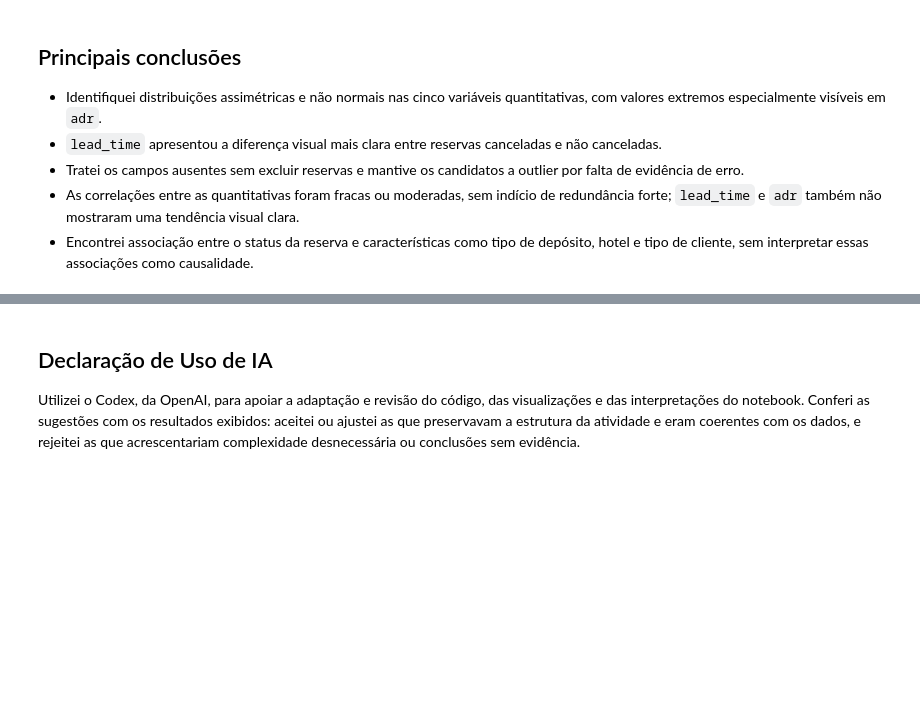
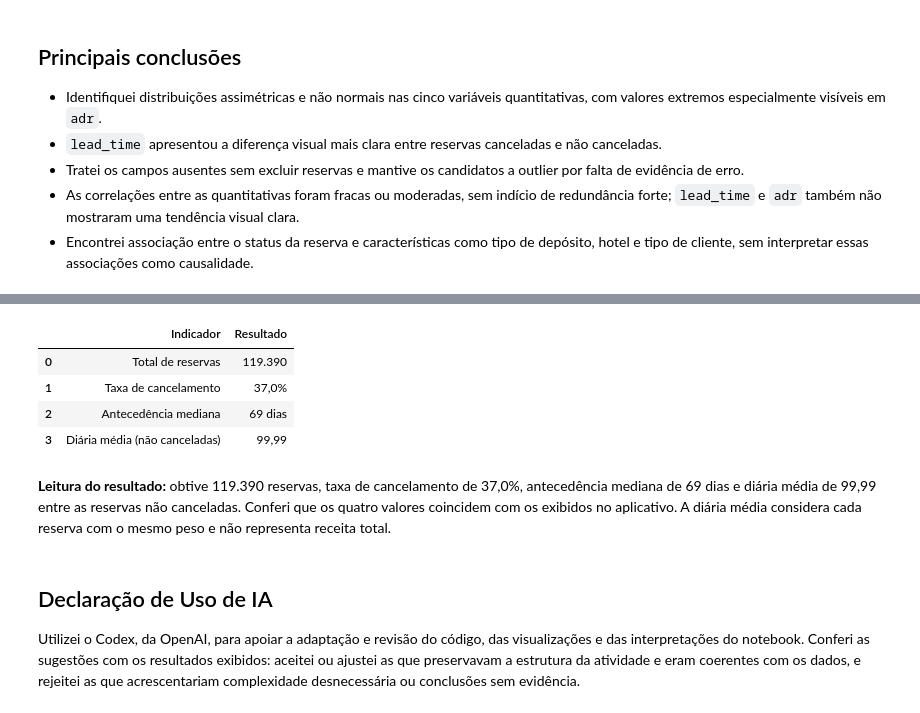
Before and after one commit to DaviSantiago01/hotel-booking-streamlit-dashboard, a Jupyter notebook: notebooks/eda_hotel_booking.ipynb, the cells around one changed output, grey strips where cells are left out. Saved outputs shown, nothing was run; the diff lists cells and outputs as text; code cells hidden in the pictures; blank space fills up the shorter version.

Commit message:
data: exporta base tratada e valida indicadores na EDA

```diff
--- a/notebooks/eda_hotel_booking.ipynb
+++ b/notebooks/eda_hotel_booking.ipynb
@@ -1351,3 +1384,33 @@ Usei uma amostra fixa de 5.000 reservas apenas para tornar os pontos legíveis.
+# %%
+total_reservas = len(df_tratado)
+taxa_cancelamento = (df_tratado["booking_status"] == "Canceled").mean() * 100
+antecedencia_mediana = df_tratado["lead_time"].median()
+diaria_media = df_tratado.loc[df_tratado["booking_status"] == "Not Canceled", "adr"].mean()
+
+indicadores_dashboard = pd.DataFrame({
+    "Indicador": [
+        "Total de reservas",
+        "Taxa de cancelamento",
+        "Antecedência mediana",
+        "Diária média (não canceladas)",
+    ],
+    "Resultado": [
+        f"{total_reservas:,}".replace(",", "."),
+        f"{taxa_cancelamento:.1f}%".replace(".", ","),
+        f"{antecedencia_mediana:.0f} dias",
+        f"{diaria_media:.2f}".replace(".", ","),
+    ],
+})
+
+indicadores_dashboard
+# %% [output]
+|  | Indicador | Resultado |
+| 0 | Total de reservas | 119.390 |
+| 1 | Taxa de cancelamento | 37,0% |
+| 2 | Antecedência mediana | 69 dias |
+| 3 | Diária média (não canceladas) | 99,99 |
+# %% [markdown]
+**Leitura do resultado:** obtive 119.390 reservas, taxa de cancelamento de 37,0%, antecedência mediana de 69 dias e diária média de 99,99 entre as reservas não canceladas. Conferi que os quatro valores coincidem com os exibidos no aplicativo. A diária média considera cada reserva com o mesmo peso e não representa receita total.
 # %% [markdown]
 ## Declaração de Uso de IA
 
```
Also changed, not shown: parts of 4 cells of this notebook, 1 other file.
